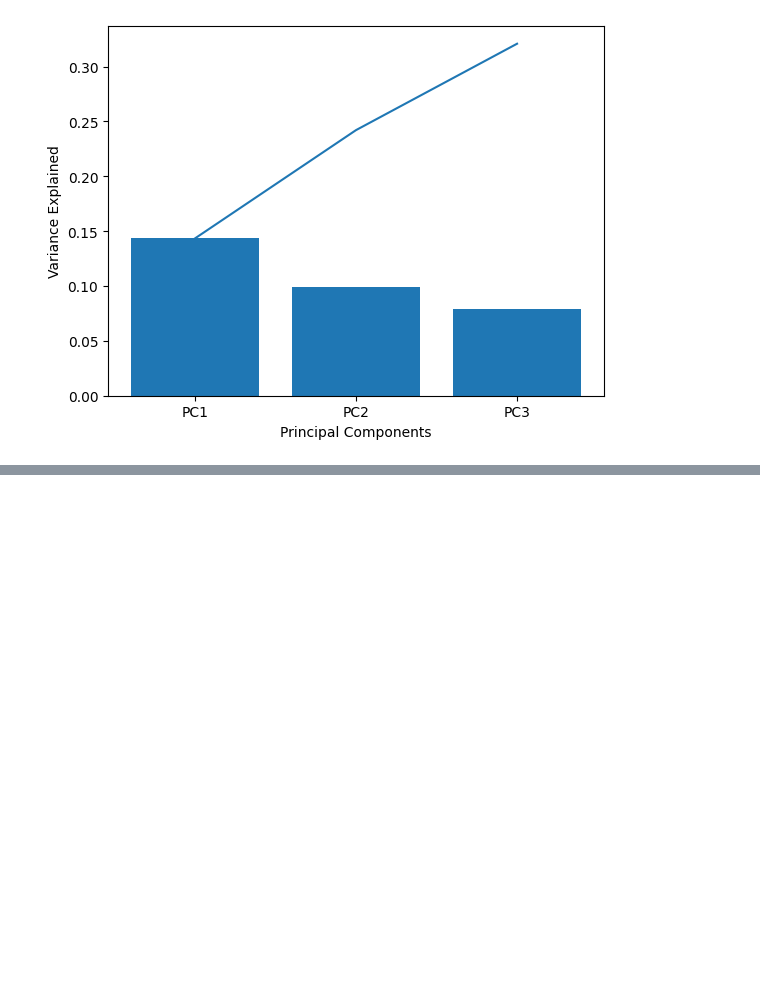
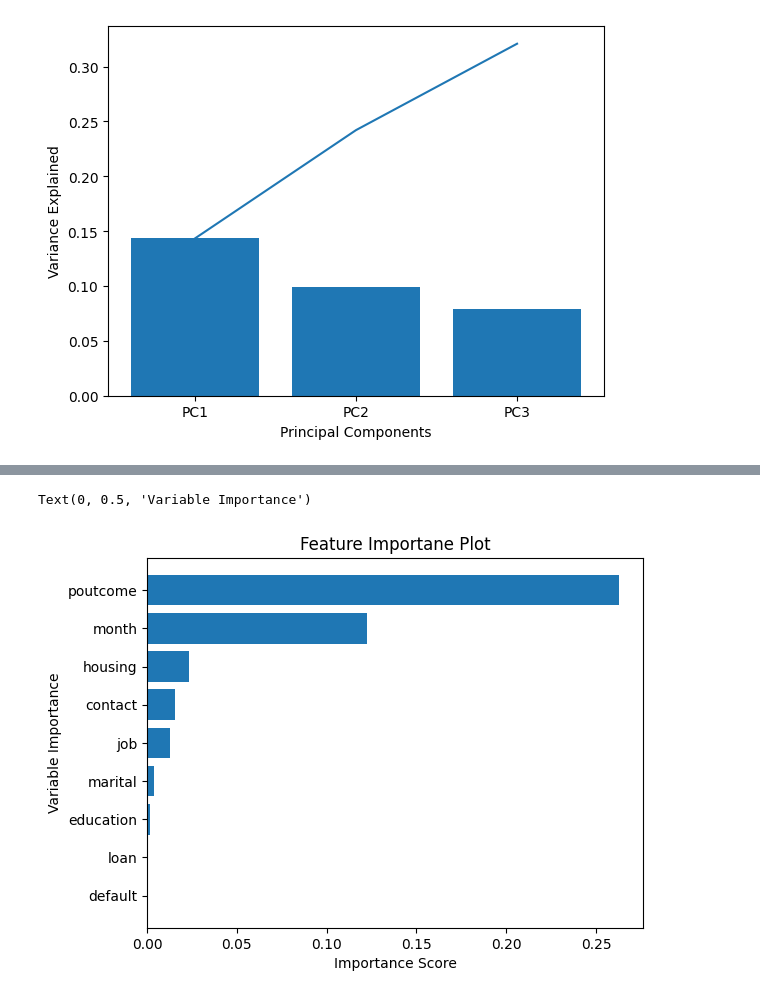
Before and after one commit to ankesh86/PySparkNotebooks, a Jupyter notebook: EDAStepsOfHousingDataset.ipynb, the cells around one changed output, grey strips where cells are left out. Cells and saved outputs as stored; diff of their text form; code cells hidden in the pictures; blank space fills up the shorter version.

```diff
--- a/EDAStepsOfHousingDataset.ipynb
+++ b/EDAStepsOfHousingDataset.ipynb
@@ -613,0 +704,7 @@ plt.plot(x, z)
+# %%
+#temporary output rf_output
+rf_output = rf_model.featureImportances
+features_df['Importance'] = features_df['idx'].apply(lambda x: rf_output[x] if x in rf_output.indices else 0)
+# %%
+#sort values based on descending importance feature
+features_df.sort_values("Importance", ascending=False, inplace=True)
@@ -613,0 +724,11 @@ plt.plot(x, z)
+# %%
+import pandas as pd
+for k, v in df.schema["features"].metadata["ml_attr"]["attrs"].items():
+  features_df = pd.DataFrame(v)
+
+#temporary output rf_output
+rf_output = rf_model.featureImportances
+features_df['Importance'] = features_df['idx'].apply(lambda x: rf_output[x] if x in rf_output.indices else 0)
+
+#sort values based on descending importance feature
+features_df.sort_values("Importance", ascending=False, inplace=True)
@@ -613,0 +758,16 @@ plt.plot(x, z)
+# %%
+import pandas as pd
+
+# Set display options to avoid truncation
+pd.set_option('display.max_colwidth', None)
+
+# Assuming df.schema is structured correctly and holds the necessary metadata
+for k, v in df.schema["features"].metadata["ml_attr"]["attrs"].items():
+    features_df = pd.DataFrame(v)
+
+# Assuming rf_output is structured with a 'indices' method and can be accessed as needed
+rf_output = rf_model.featureImportances
+features_df['Importance'] = features_df['idx'].apply(lambda x: rf_output[x] if x in rf_output.indices else 0)
+
+# Sorting the DataFrame by importance
+features_df.sort_values("Importance", ascending=False, inplace=True)
@@ -613,0 +787,11 @@ plt.plot(x, z)
+# %%
+import matplotlib.pyplot as plt
+
+features_df.sort_values("Importance", ascending=True, inplace=True)
+plt.barh(features_df['name'], features_df['Importance'])
+plt.title("Feature Importane Plot")
+plt.xlabel("Importance Score")
+plt.ylabel("Variable Importance")
+# %% [output]
+Text(0, 0.5, 'Variable Importance')
+[figure, added]
```
Also changed, not shown: parts of 17 cells of this notebook.
